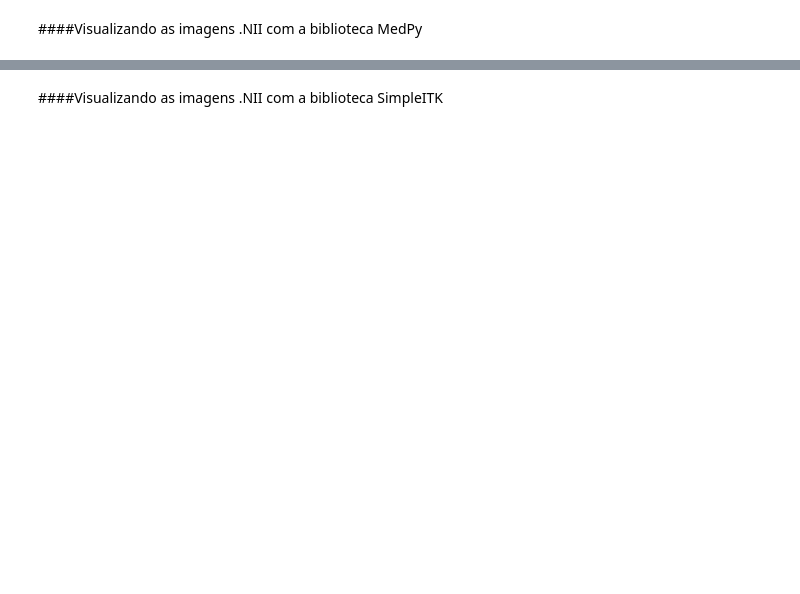
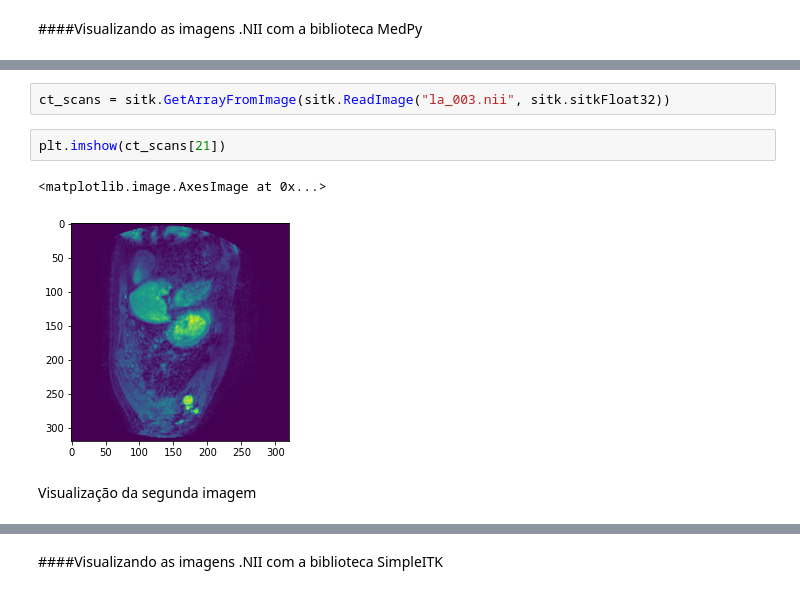
Before and after one commit to FabianaAlbuquerque97/Analise-de-dados-de-imagens-medicas-para-segmentar-o-coracao, a Jupyter notebook: Analise_de_dados_imagens_do_coração_PIBIC.ipynb, the cells around one changed output, grey strips where cells are left out. Cells and saved outputs as stored; diff of their text form; blank space fills up the shorter version.

```diff
--- a/Analise_de_dados_imagens_do_coração_PIBIC.ipynb
+++ b/Analise_de_dados_imagens_do_coração_PIBIC.ipynb
@@ -77,0 +119,9 @@ print (j.shape, j.dtype)
+# %%
+ct_scans = sitk.GetArrayFromImage(sitk.ReadImage("la_003.nii", sitk.sitkFloat32))
+# %%
+plt.imshow(ct_scans[21])
+# %% [output]
+<matplotlib.image.AxesImage at 0x...>
+[figure, added]
+# %% [markdown]
+Visualização da segunda imagem
```
Also changed, not shown: parts of 102 cells of this notebook.
